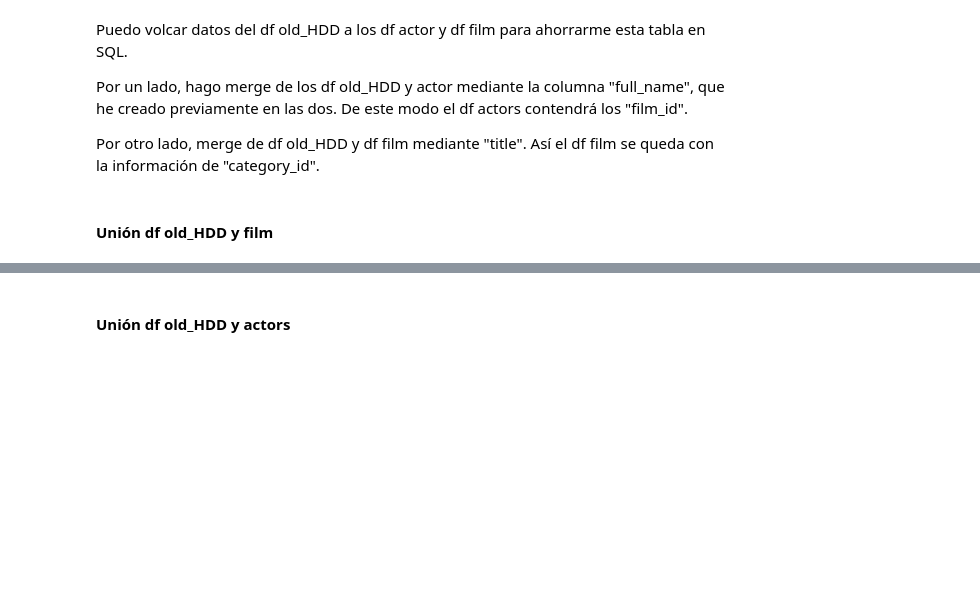
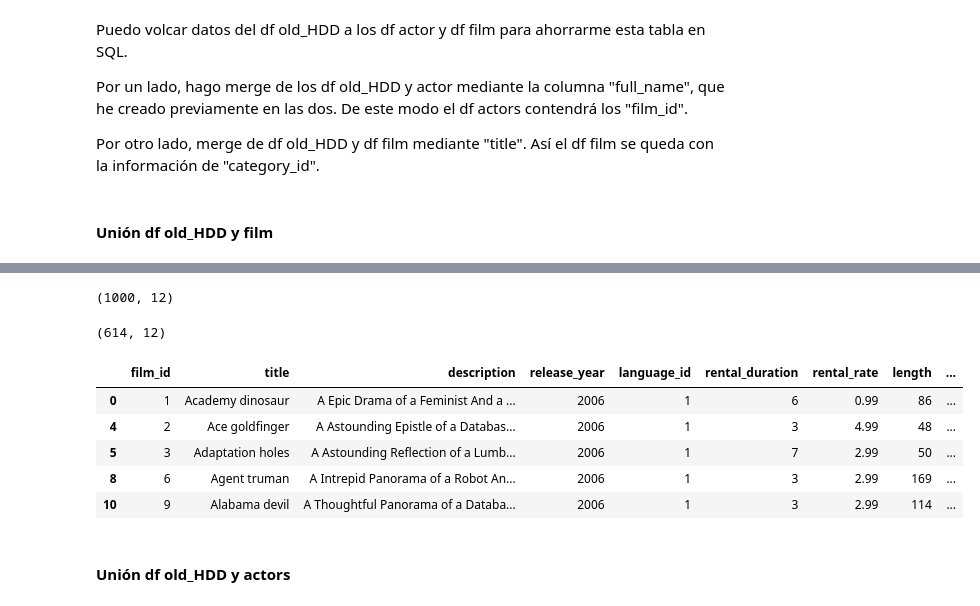
Before and after one commit to charlieciordia/02-mySQL-database, a Jupyter notebook: notebook/main.ipynb, the cells around one changed output, grey strips where cells are left out. Drawn from its saved outputs; the diff is of its cells as text; code cells hidden in the pictures; blank space fills up the shorter version.

```diff
--- a/notebook/main.ipynb
+++ b/notebook/main.ipynb
@@ -99,7 +98,6 @@ film = film.drop("original_language_id", axis=1)
 film = film.drop("last_update", axis=1)
 # %%
 #Homogeneizo los nombres de las películas.
-film["title"] = film["title"].str.lower()
 film["title"] = film["title"].str.capitalize()
 # %%
 film.head(3)
@@ -167,9 +165,4 @@ hdd.head(5)
 | 2 | PENELOPE | GUINESS | ANGELS LIFE | 2006 | 13 |
 | 3 | PENELOPE | GUINESS | BULWORTH COMMANDMENTS | 2006 | 10 |
 | 4 | PENELOPE | GUINESS | CHEAPER CLYDE | 2006 | 14 |
-# %%
-#Trabajo con los nombres para que sea más homogéneo.
-hdd["first_name"] = hdd["first_name"].str.lower()
-hdd["last_name"] = hdd["last_name"].str.lower()
-hdd["title"] = hdd["title"].str.lower()
 # %%
@@ -306,0 +253,4 @@ film
+# %%
+film.shape
+# %% [output]
+(1000, 12)
@@ -307,3 +261,16 @@ film
+# %%
+film.shape
+# %% [output]
+(614, 12)
+# %%
+film.head(5)
+# %% [output]
+|  | film_id | title | description | release_year | language_id | rental_duration | rental_rate | length | ... |
+| 0 | 1 | Academy dinosaur | A Epic Drama of a Feminist And a ... | 2006 | 1 | 6 | 0.99 | 86 | ... |
+| 4 | 2 | Ace goldfinger | A Astounding Epistle of a Databas... | 2006 | 1 | 3 | 4.99 | 48 | ... |
+| 5 | 3 | Adaptation holes | A Astounding Reflection of a Lumb... | 2006 | 1 | 7 | 2.99 | 50 | ... |
+| 8 | 6 | Agent truman | A Intrepid Panorama of a Robot An... | 2006 | 1 | 3 | 2.99 | 169 | ... |
+| 10 | 9 | Alabama devil | A Thoughtful Panorama of a Databa... | 2006 | 1 | 3 | 2.99 | 114 | ... |
 # %% [markdown]
 #### Unión df old_HDD y actors
 # %%
```
Also changed, not shown: parts of 17 cells of this notebook, 13 other files.
